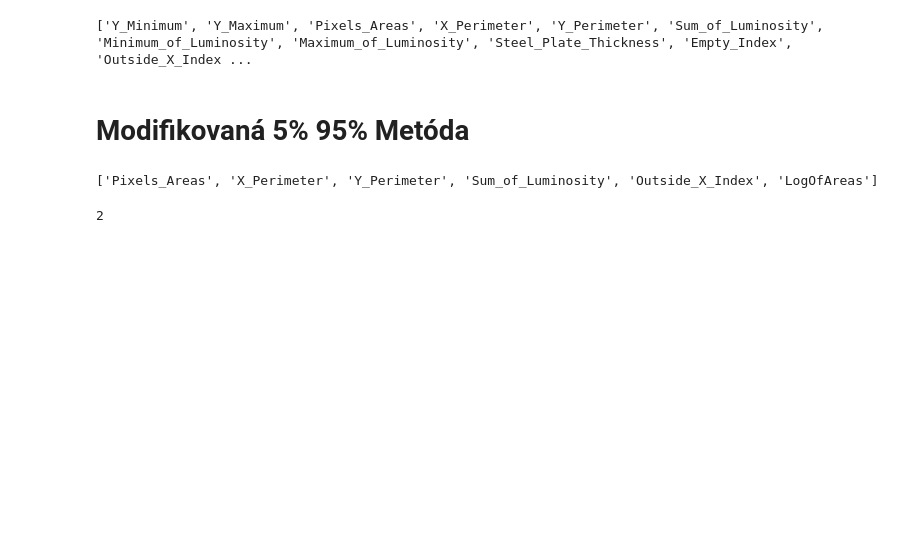
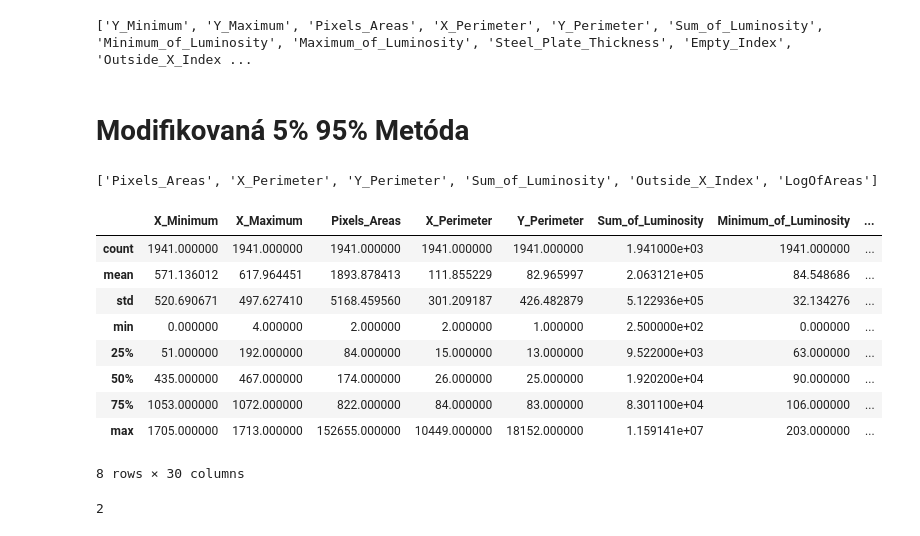
Before and after one commit to AmalAkh/zneus-project-1, a Jupyter notebook: normalization.ipynb, the cells around one changed output. Drawn from its saved outputs; the diff is of its cells as text; code cells hidden in the pictures; blank space fills up the shorter version.

```diff
--- a/normalization.ipynb
+++ b/normalization.ipynb
@@ -125,6 +125,20 @@ for idx, col in enumerate(columns_to_check_outliers):
 ['Pixels_Areas', 'X_Perimeter', 'Y_Perimeter', 'Sum_of_Luminosity', 'Outside_X_Index', 'LogOfAreas']
 # %%
 feature_cols = [*df.columns[:len(df.columns)-1]]
+# %%
+df = df.drop(columns=["Y_Minimum", "Y_Maximum", "Edges_Index", "Empty_Index"], errors="ignore")
+df.describe()
+# %% [output]
+|  | X_Minimum | X_Maximum | Pixels_Areas | X_Perimeter | Y_Perimeter | Sum_of_Luminosity | Minimum_of_Luminosity | ... |
+| count | 1941.000000 | 1941.000000 | 1941.000000 | 1941.000000 | 1941.000000 | 1.941000e+03 | 1941.000000 | ... |
+| mean | 571.136012 | 617.964451 | 1893.878413 | 111.855229 | 82.965997 | 2.063121e+05 | 84.548686 | ... |
+| std | 520.690671 | 497.627410 | 5168.459560 | 301.209187 | 426.482879 | 5.122936e+05 | 32.134276 | ... |
+| min | 0.000000 | 4.000000 | 2.000000 | 2.000000 | 1.000000 | 2.500000e+02 | 0.000000 | ... |
+| 25% | 51.000000 | 192.000000 | 84.000000 | 15.000000 | 13.000000 | 9.522000e+03 | 63.000000 | ... |
+| 50% | 435.000000 | 467.000000 | 174.000000 | 26.000000 | 25.000000 | 1.920200e+04 | 90.000000 | ... |
+| 75% | 1053.000000 | 1072.000000 | 822.000000 | 84.000000 | 83.000000 | 8.301100e+04 | 106.000000 | ... |
+| max | 1705.000000 | 1713.000000 | 152655.000000 | 10449.000000 | 18152.000000 | 1.159141e+07 | 203.000000 | ... |
+8 rows × 30 columns
 # %%
 df["Class"].nunique()
 # %% [output]
```
Also changed, not shown: parts of 2 cells of this notebook, 2 other files.
